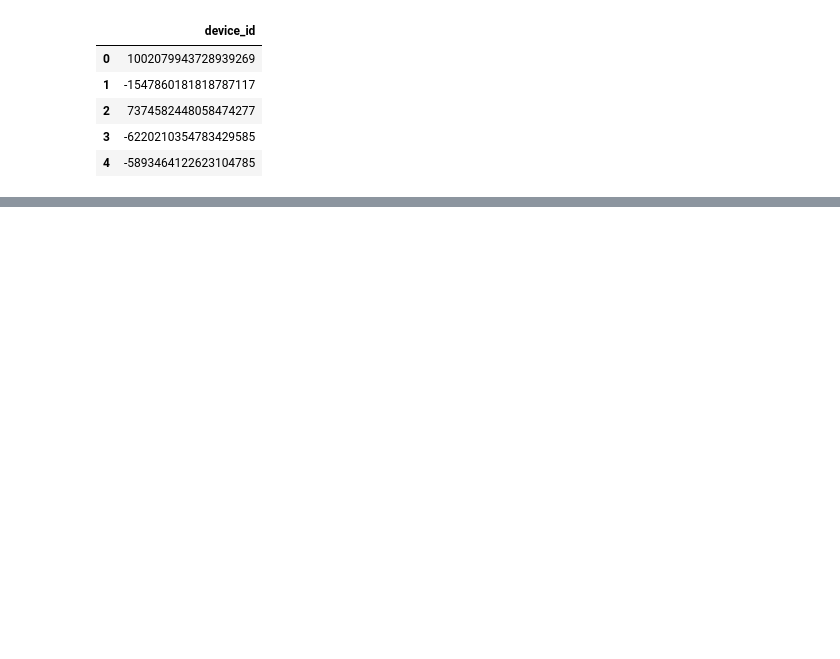
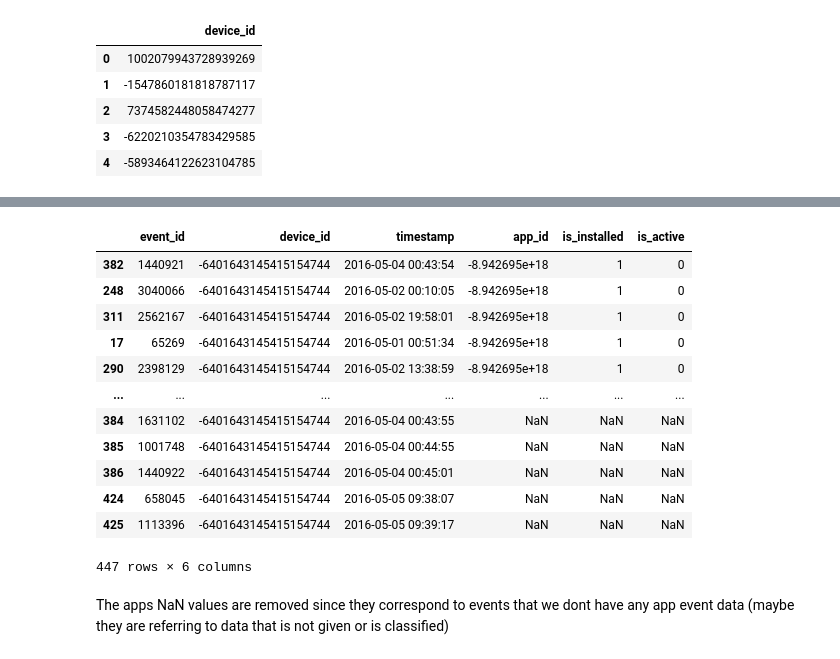
Before and after one commit to gxexakis/Kaggle, a Jupyter notebook: talking_data/data_exploration_nikos.ipynb, the cells around one changed output, grey strips where cells are left out. Cells and saved outputs as stored; diff of their text form; code cells hidden in the pictures; blank space fills up the shorter version.

```diff
--- a/talking_data/data_exploration_nikos.ipynb
+++ b/talking_data/data_exploration_nikos.ipynb
@@ -2,0 +20,9 @@ import pandas as pd
+# %%
+%matplotlib inline
+
+import seaborn as sb
+from matplotlib import pyplot as plt
+
+import pandas as pd
+
+pd.options.display.max_rows = 10
@@ -180,0 +313,4 @@ app_events.shape, app_labels.shape
+# %%
+sample_device_id = events.device_id[1]
+sample_events = events[events.device_id == sample_device_id].sort_values(by="timestamp")
+sample_events
@@ -180,0 +334,5 @@ app_events.shape, app_labels.shape
+# %%
+sample_events.drop(["longitude","latitude"],axis=1,inplace=True)
+# %%
+sample_app_events = app_events[app_events.event_id.isin(sample_events.event_id)]
+sample_app_events
@@ -180,0 +373,19 @@ app_events.shape, app_labels.shape
+# %%
+merged_app_events = pd.merge(sample_events,sample_app_events,how="left",on="event_id").sort_values(by="app_id")
+merged_app_events
+# %% [output]
+|  | event_id | device_id | timestamp | app_id | is_installed | is_active |
+| 382 | 1440921 | -6401643145415154744 | 2016-05-04 00:43:54 | -8.942695e+18 | 1 | 0 |
+| 248 | 3040066 | -6401643145415154744 | 2016-05-02 00:10:05 | -8.942695e+18 | 1 | 0 |
+| 311 | 2562167 | -6401643145415154744 | 2016-05-02 19:58:01 | -8.942695e+18 | 1 | 0 |
+| 17 | 65269 | -6401643145415154744 | 2016-05-01 00:51:34 | -8.942695e+18 | 1 | 0 |
+| 290 | 2398129 | -6401643145415154744 | 2016-05-02 13:38:59 | -8.942695e+18 | 1 | 0 |
+| ... | ... | ... | ... | ... | ... | ... |
+| 384 | 1631102 | -6401643145415154744 | 2016-05-04 00:43:55 | NaN | NaN | NaN |
+| 385 | 1001748 | -6401643145415154744 | 2016-05-04 00:44:55 | NaN | NaN | NaN |
+| 386 | 1440922 | -6401643145415154744 | 2016-05-04 00:45:01 | NaN | NaN | NaN |
+| 424 | 658045 | -6401643145415154744 | 2016-05-05 09:38:07 | NaN | NaN | NaN |
+| 425 | 1113396 | -6401643145415154744 | 2016-05-05 09:39:17 | NaN | NaN | NaN |
+447 rows × 6 columns
+# %% [markdown]
+The apps NaN values are removed since they correspond to events that we dont have any app event data (maybe they are referring to data that is not given or is classified)
```
Also changed, not shown: parts of 38 cells of this notebook, 2 other files.
